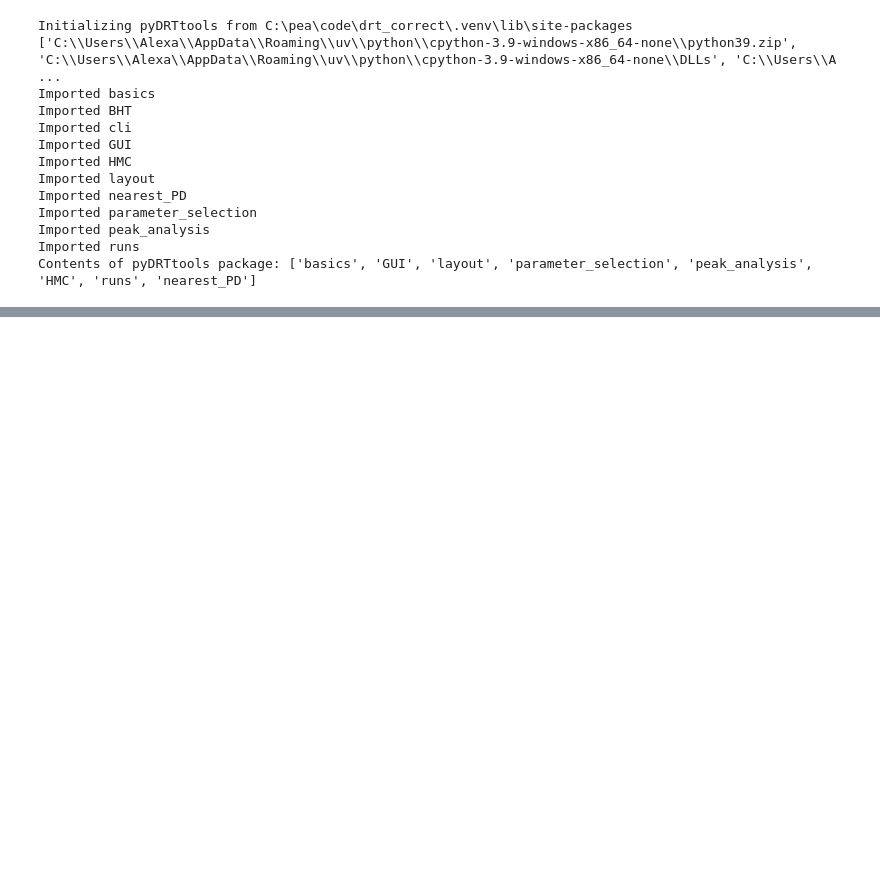
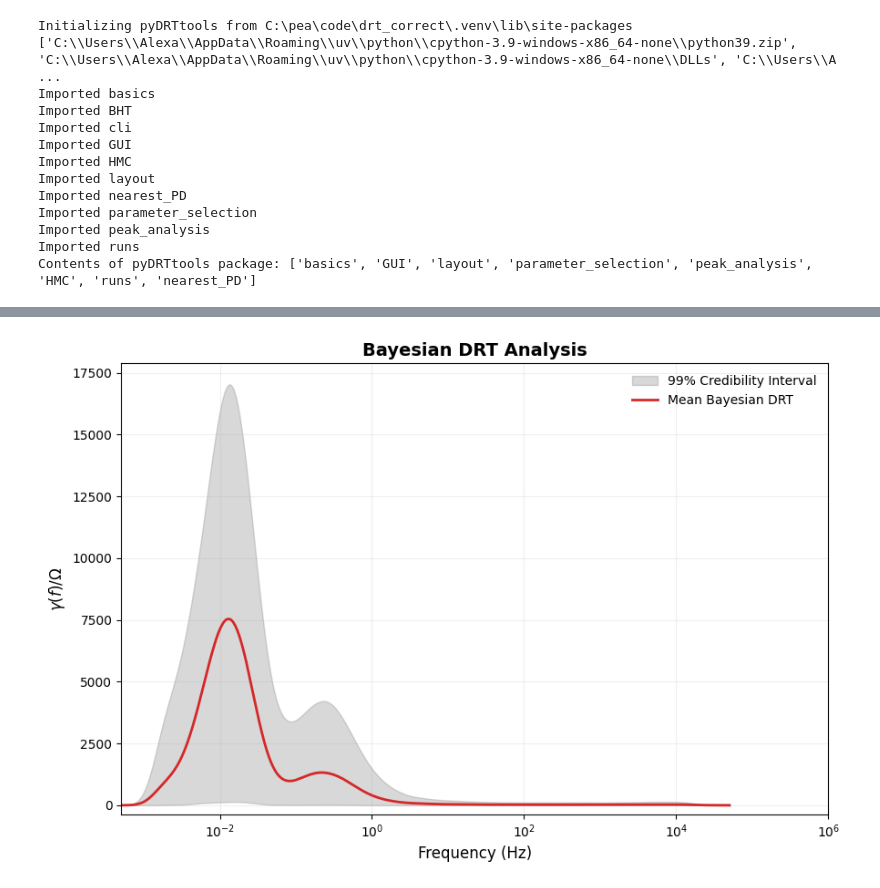
Before and after one commit to AlexandreCauvel/PEA, a Jupyter notebook: code/drt_correct/Final.ipynb, the cells around one changed output, grey strips where cells are left out. Saved outputs shown, nothing was run; the diff lists cells and outputs as text; code cells hidden in the pictures; blank space fills up the shorter version.

```diff
--- a/code/drt_correct/Final.ipynb
+++ b/code/drt_correct/Final.ipynb
@@ -141,0 +167,12 @@ plt.show()
+# %%
+processed_entry_bayesian = Bayesian_run(
+    entry,
+    rbf_type = 'Gaussian',
+    data_used = 'Im Data', #data_used = 'Combined Re-Im Data'
+    induct_used = 0,
+    der_used = '2nd order',
+    cv_type = 'custom', #cv_type = 'GCV'
+    reg_param = 1e-4,
+    shape_control = 'FWHM Coefficient',
+    coeff = 0.3,
+    NMC_sample = 1000)
@@ -142,3 +191,47 @@ plt.show()
+# %%
+gamma_bayesian = processed_entry_bayesian.mean
+tau_bayesian = processed_entry_bayesian.out_tau_vec
+low_bound = processed_entry_bayesian.lower_bound
+high_bound = processed_entry_bayesian.upper_bound
+# %%
+# 1. Convert tau vector to frequency (Hz)
+# Using the standard relationship f = 1 / (2 * pi * tau)
+freq_bayesian = 1 / (2 * np.pi * tau_bayesian)
+
+plt.figure(figsize=(9, 6), dpi=100)
+
+# 2. Plot the Uncertainty Bands
+# This creates the shaded 'credibility interval' area
+plt.fill_between(freq_bayesian, low_bound, high_bound, color='gray', alpha=0.3, label='99% Credibility Interval')
+
+# 3. Plot the Mean DRT Line
+plt.plot(freq_bayesian, gamma_bayesian, color='#d62728', linewidth=2, label='Mean Bayesian DRT')
+
+# --- Formatting Toolkit ---
+
+# Log scale is required for frequency spans
+plt.xscale('log')
+
+# Professional labels using LaTeX for the Ohm symbol
+plt.xlabel('Frequency (Hz)', fontsize=12)
+plt.ylabel(r'$\gamma(f) / \Omega$', fontsize=12)
+plt.title('Bayesian DRT Analysis', fontsize=14, fontweight='bold')
+
+# Specialized grid for log plots
+plt.grid(True, which="both", ls="-", alpha=0.2)
+
+# Set the limits we discussed (capping at 1 MHz)
+plt.xlim(left=min(freq_bayesian), right=10**6)
+
+# Ensure the y-axis starts slightly below zero for visual clarity
+plt.ylim(bottom=-max(gamma_bayesian)*0.05)
+
+plt.legend(frameon=False)
+plt.tight_layout()
+
+plt.show()
+# %% [output]
+[figure, added]
 # %%
 processed_entry_BHT = BHT_run(entry, rbf_type='C2 Matern',coeff=0.4)
 # %% [output]
```
Also changed, not shown: parts of 10 cells of this notebook, 24 other files.
